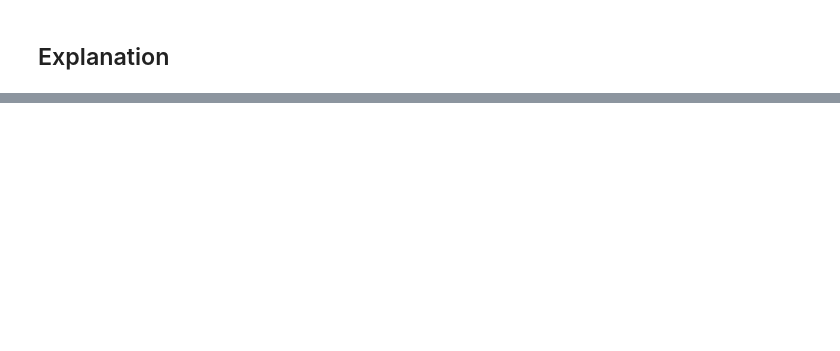
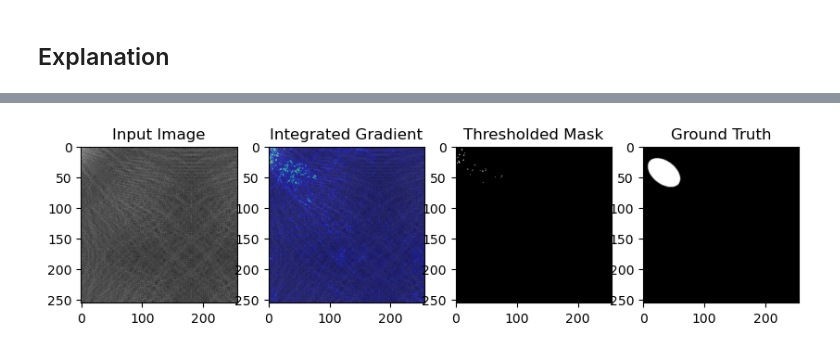
Before and after one commit to IsmailHatim/Spectrum, a Jupyter notebook: main.ipynb, the cells around one changed output, grey strips where cells are left out. Cells and saved outputs as stored; diff of their text form; code cells hidden in the pictures; blank space fills up the shorter version.

```diff
--- a/main.ipynb
+++ b/main.ipynb
@@ -77,0 +133,19 @@ show_integrated_gradient(model.model, image, device, n_steps=70)
+# %%
+explanation, explanation_thresholded = show_integrated_gradient(model.model, image, device, n_steps=70)
+fig, ax = plt.subplots(1, 4, figsize=(10, 5))
+ax[0].imshow(image.cpu().squeeze().permute(1, 2, 0))
+ax[0].set_title("Input Image")
+
+ax[1].imshow(image.cpu().squeeze().permute(1, 2, 0))
+ax[1].imshow(explanation, cmap='jet', alpha=0.5)
+ax[1].set_title(f"Integrated Gradient")
+
+ax[2].imshow(explanation_thresholded, cmap='gray')
+ax[2].set_title(f"Thresholded Mask")
+
+ax[3].imshow(label_image.squeeze().permute(1, 2, 0))
+ax[3].set_title(f"Ground Truth")
+
+plt.show()
+# %% [output]
+[figure, added]
```
Also changed, not shown: parts of 13 cells of this notebook.
